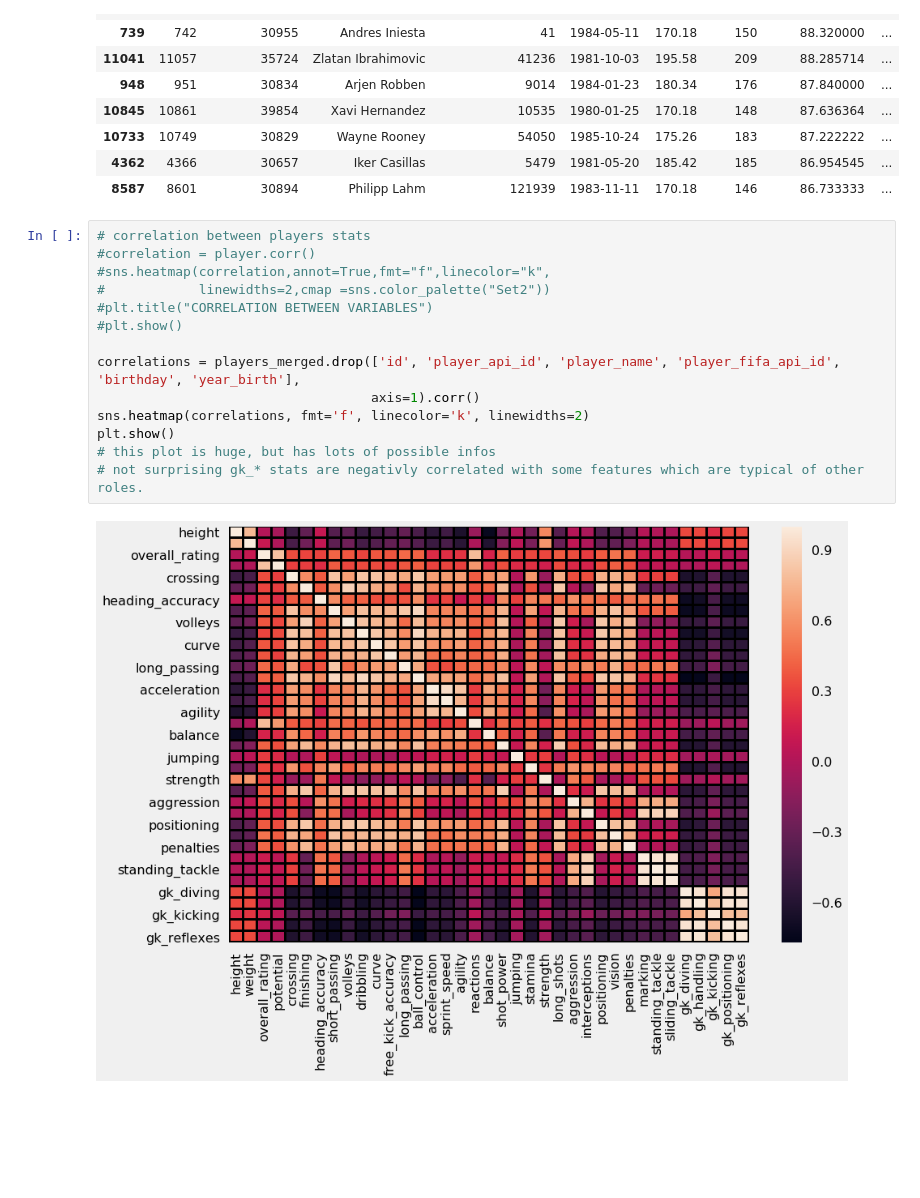
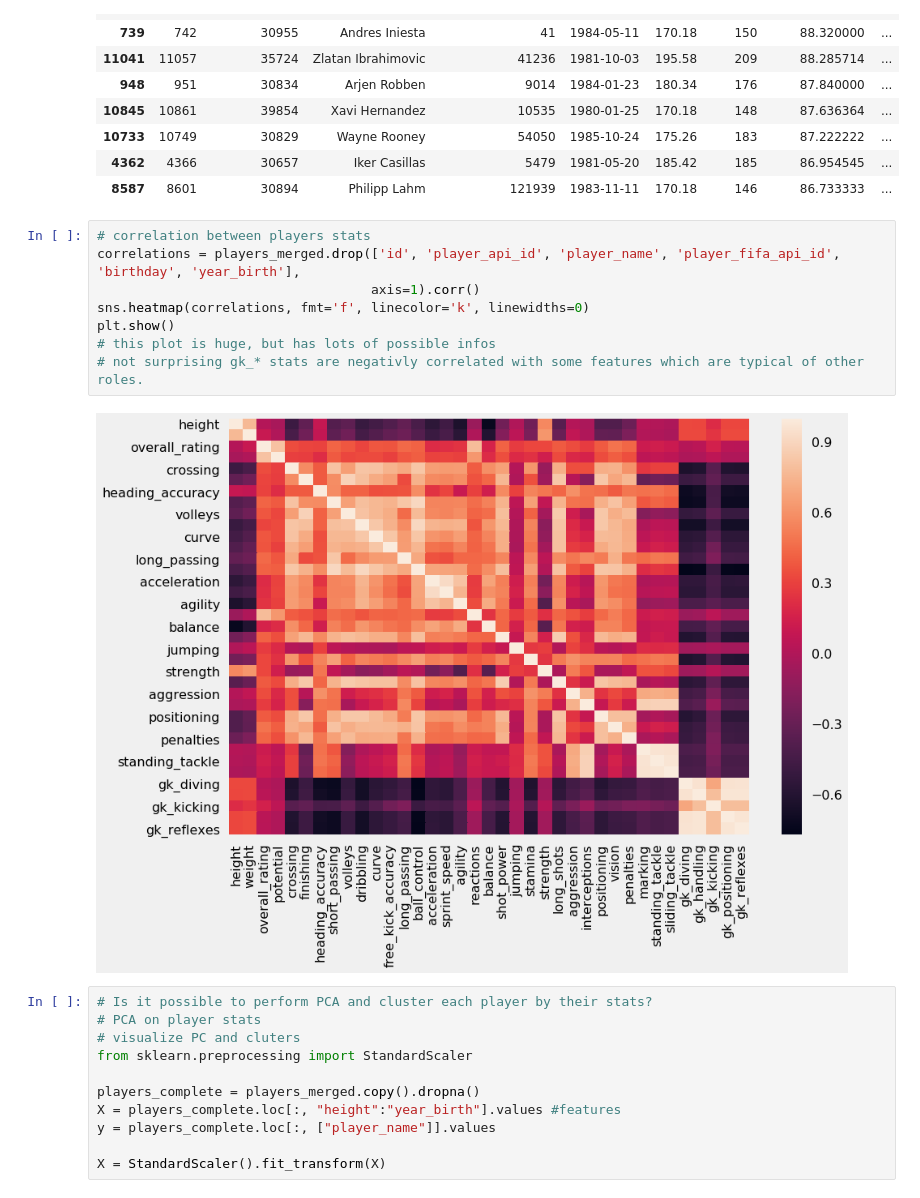
Before and after one commit to rlavelli/python_notebooks, a Jupyter notebook: european_soccer_database_kaggle.ipynb, the cells around one changed output. Cells and saved outputs as stored; diff of their text form; blank space fills up the shorter version.

```diff
--- a/european_soccer_database_kaggle.ipynb
+++ b/european_soccer_database_kaggle.ipynb
@@ -230,17 +242,22 @@ players_merged.sort_values('overall_rating', ascending=False).head(10)
 | 8587 | 8601 | 30894 | Philipp Lahm | 121939 | 1983-11-11 | 170.18 | 146 | 86.733333 | ... |
 # %%
 # correlation between players stats
-#correlation = player.corr()
-#sns.heatmap(correlation,annot=True,fmt="f",linecolor="k",
-#            linewidths=2,cmap =sns.color_palette("Set2"))
-#plt.title("CORRELATION BETWEEN VARIABLES")
-#plt.show()
-
 correlations = players_merged.drop(['id', 'player_api_id', 'player_name', 'player_fifa_api_id', 'birthday', 'year_birth'],
                                    axis=1).corr()
-sns.heatmap(correlations, fmt='f', linecolor='k', linewidths=2)
+sns.heatmap(correlations, fmt='f', linecolor='k', linewidths=0)
 plt.show()
 # this plot is huge, but has lots of possible infos
 # not surprising gk_* stats are negativly correlated with some features which are typical of other roles.
 # %% [output]
-[figure, old version]
+[figure, new version]
+# %%
+# Is it possible to perform PCA and cluster each player by their stats?
+# PCA on player stats
+# visualize PC and cluters
+from sklearn.preprocessing import StandardScaler
+
+players_complete = players_merged.copy().dropna()
+X = players_complete.loc[:, "height":"year_birth"].values #features
+y = players_complete.loc[:, ["player_name"]].values
+
+X = StandardScaler().fit_transform(X)
```
Also changed, not shown: parts of 8 cells of this notebook.
